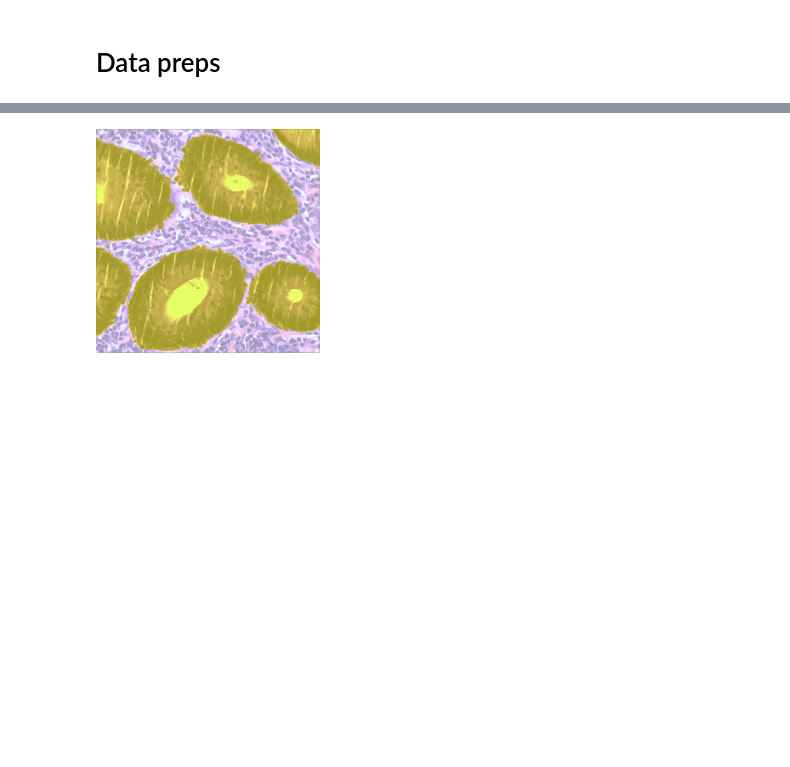
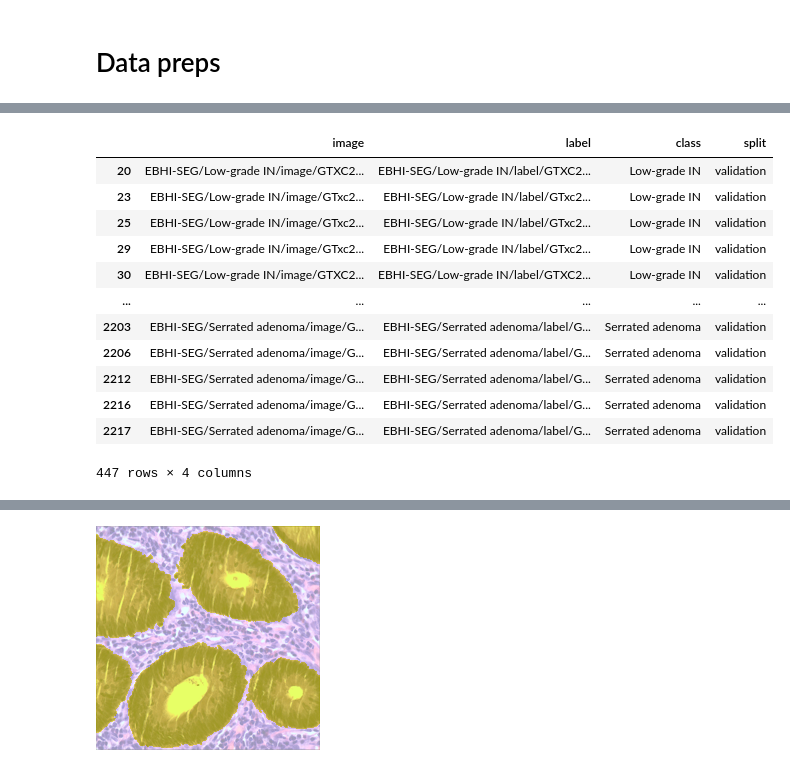
Before and after one commit to DickyAdi/colRectalSegm, a Jupyter notebook: colorectalSegm.ipynb, the cells around one changed output, grey strips where cells are left out. Cells and saved outputs as stored; diff of their text form; code cells hidden in the pictures; blank space fills up the shorter version.

```diff
--- a/colorectalSegm.ipynb
+++ b/colorectalSegm.ipynb
@@ -132,0 +169,16 @@ df
+# %%
+df[df['split'] == 'validation']
+# %% [output]
+|  | image | label | class | split |
+| 20 | EBHI-SEG/Low-grade IN/image/GTXC2... | EBHI-SEG/Low-grade IN/label/GTXC2... | Low-grade IN | validation |
+| 23 | EBHI-SEG/Low-grade IN/image/GTxc2... | EBHI-SEG/Low-grade IN/label/GTxc2... | Low-grade IN | validation |
+| 25 | EBHI-SEG/Low-grade IN/image/GTxc2... | EBHI-SEG/Low-grade IN/label/GTxc2... | Low-grade IN | validation |
+| 29 | EBHI-SEG/Low-grade IN/image/GTxc2... | EBHI-SEG/Low-grade IN/label/GTxc2... | Low-grade IN | validation |
+| 30 | EBHI-SEG/Low-grade IN/image/GTXC2... | EBHI-SEG/Low-grade IN/label/GTXC2... | Low-grade IN | validation |
+| ... | ... | ... | ... | ... |
+| 2203 | EBHI-SEG/Serrated adenoma/image/G... | EBHI-SEG/Serrated adenoma/label/G... | Serrated adenoma | validation |
+| 2206 | EBHI-SEG/Serrated adenoma/image/G... | EBHI-SEG/Serrated adenoma/label/G... | Serrated adenoma | validation |
+| 2212 | EBHI-SEG/Serrated adenoma/image/G... | EBHI-SEG/Serrated adenoma/label/G... | Serrated adenoma | validation |
+| 2216 | EBHI-SEG/Serrated adenoma/image/G... | EBHI-SEG/Serrated adenoma/label/G... | Serrated adenoma | validation |
+| 2217 | EBHI-SEG/Serrated adenoma/image/G... | EBHI-SEG/Serrated adenoma/label/G... | Serrated adenoma | validation |
+447 rows × 4 columns
```
Also changed, not shown: parts of 10 cells of this notebook, 1 other file.
